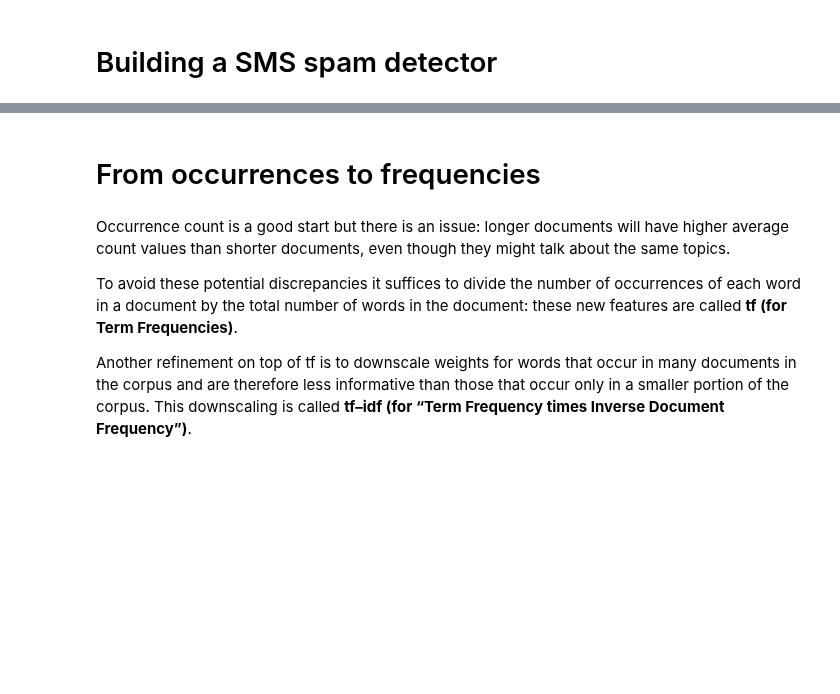
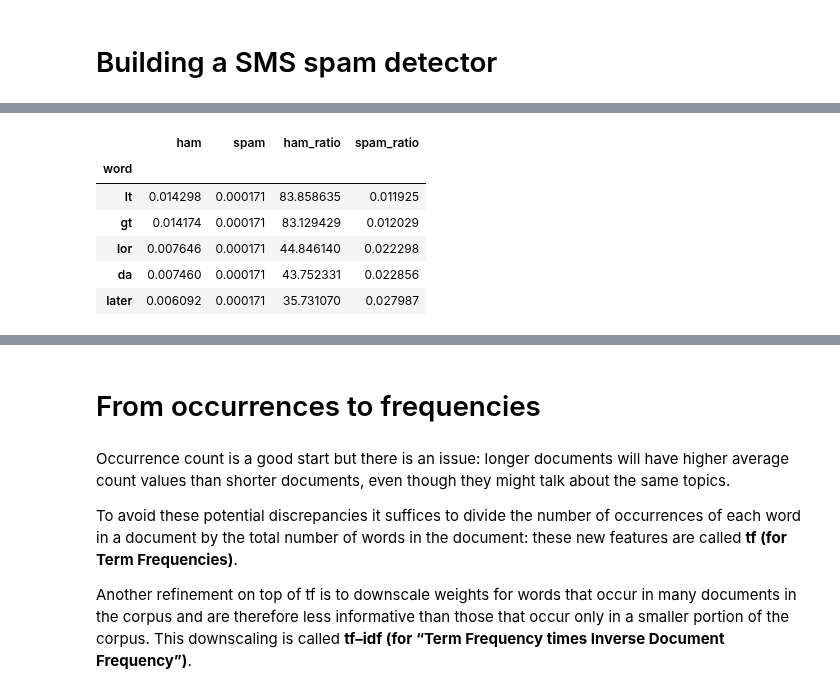
Before and after one commit to um-perez-alvaro/Data-Science-Practice, a Jupyter notebook: Jupyter Notebooks/Text Classification/notebooks/Building s SMS spam detector.ipynb, the cells around one changed output, grey strips where cells are left out. Cells and saved outputs as stored; diff of their text form; code cells hidden in the pictures; blank space fills up the shorter version.

```diff
--- a/Jupyter Notebooks/Text Classification/notebooks/Building s SMS spam detector.ipynb
+++ b/Jupyter Notebooks/Text Classification/notebooks/Building s SMS spam detector.ipynb
@@ -72 +200,12 @@ X_test[4968]
+# %%
+# top 20 ham words
+words.sort_values(by='ham_ratio', ascending=False).head(5)
+# %% [output]
+|  | ham | spam | ham_ratio | spam_ratio |
+| word |  |  |  |  |
+| lt | 0.014298 | 0.000171 | 83.858635 | 0.011925 |
+| gt | 0.014174 | 0.000171 | 83.129429 | 0.012029 |
+| lor | 0.007646 | 0.000171 | 44.846140 | 0.022298 |
+| da | 0.007460 | 0.000171 | 43.752331 | 0.022856 |
+| later | 0.006092 | 0.000171 | 35.731070 | 0.027987 |
 # %% [markdown]
```
Also changed, not shown: parts of 37 cells of this notebook, 2 other files.
